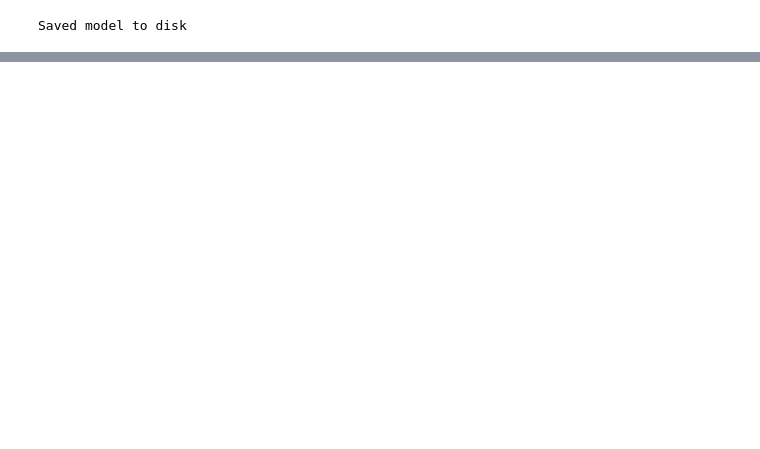
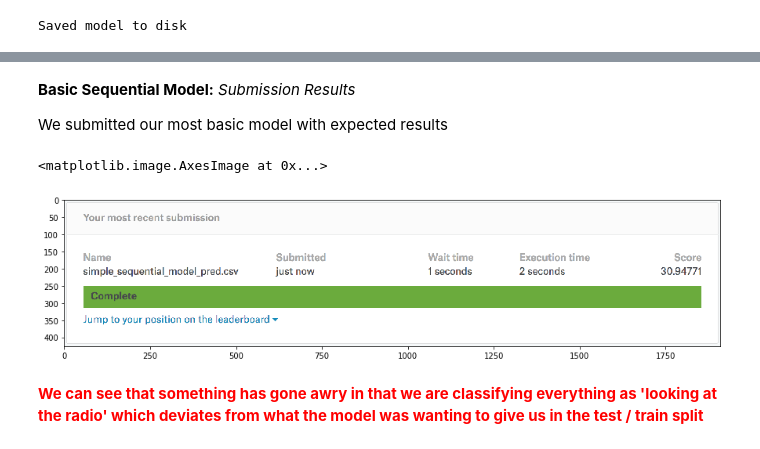
Before and after one commit to showmalley/code_portfolio, a Jupyter notebook: Python -- Deep Learning/DistractedDrivingImagePrediction/DeepLearning_FinalProject.ipynb, the cells around one changed output, grey strips where cells are left out. Saved outputs shown, nothing was run; the diff lists cells and outputs as text; code cells hidden in the pictures; blank space fills up the shorter version.

```diff
--- a/Python -- Deep Learning/DistractedDrivingImagePrediction/DeepLearning_FinalProject.ipynb
+++ b/Python -- Deep Learning/DistractedDrivingImagePrediction/DeepLearning_FinalProject.ipynb
@@ -389,0 +427,16 @@ __Basic Sequential Model:__ _Predict Final Test Data_
+# %% [markdown]
+__Basic Sequential Model:__ _Submission Results_
+
+We submitted our most basic model with expected results
+# %%
+%matplotlib inline
+
+RESULTS_simple_sequential_model_pred = Image.open('RESULTS_simple_sequential_model_pred.png')
+
+plt.figure(figsize = (15,5))
+plt.imshow(RESULTS_simple_sequential_model_pred)
+# %% [output]
+<matplotlib.image.AxesImage at 0x...>
+[figure, added]
+# %% [markdown]
+<font color="red">__We can see that something has gone awry in that we are classifying everything as 'looking at the radio' which deviates from what the model was wanting to give us in the test / train split__</font>
```
Also changed, not shown: parts of 35 cells of this notebook.
